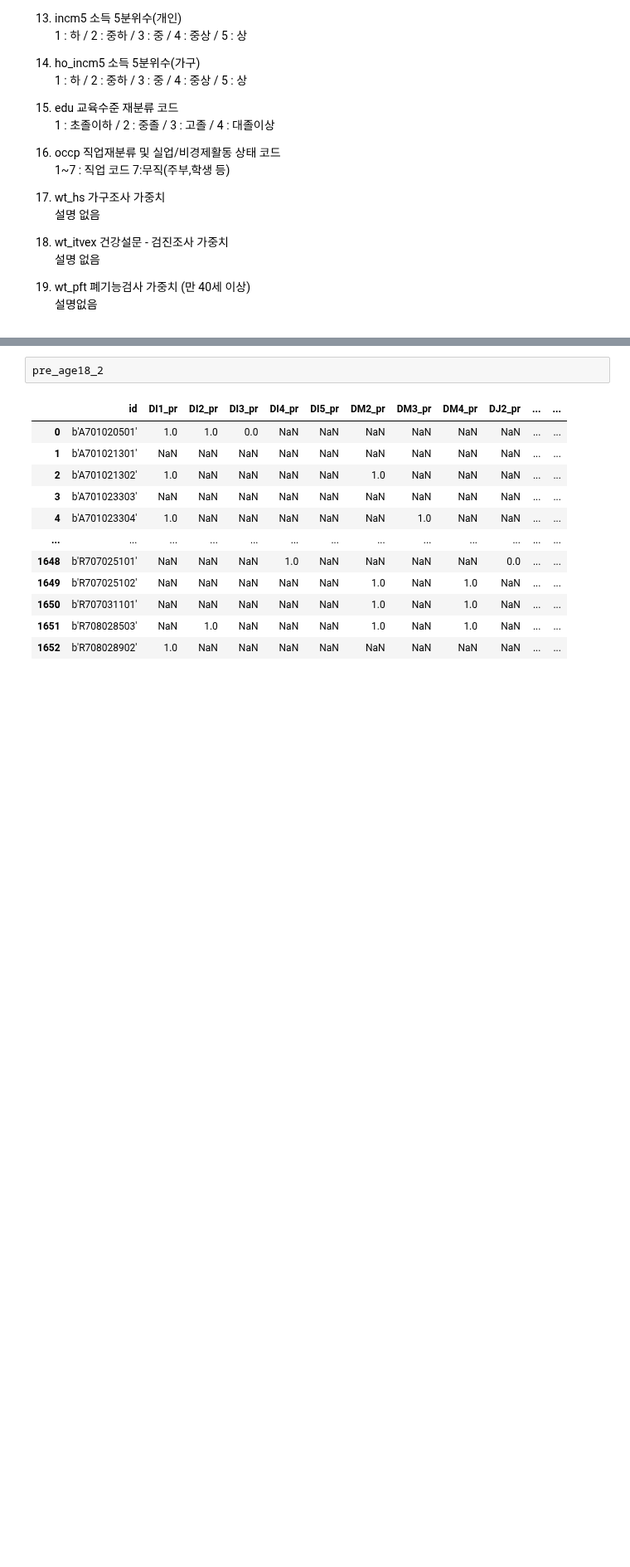
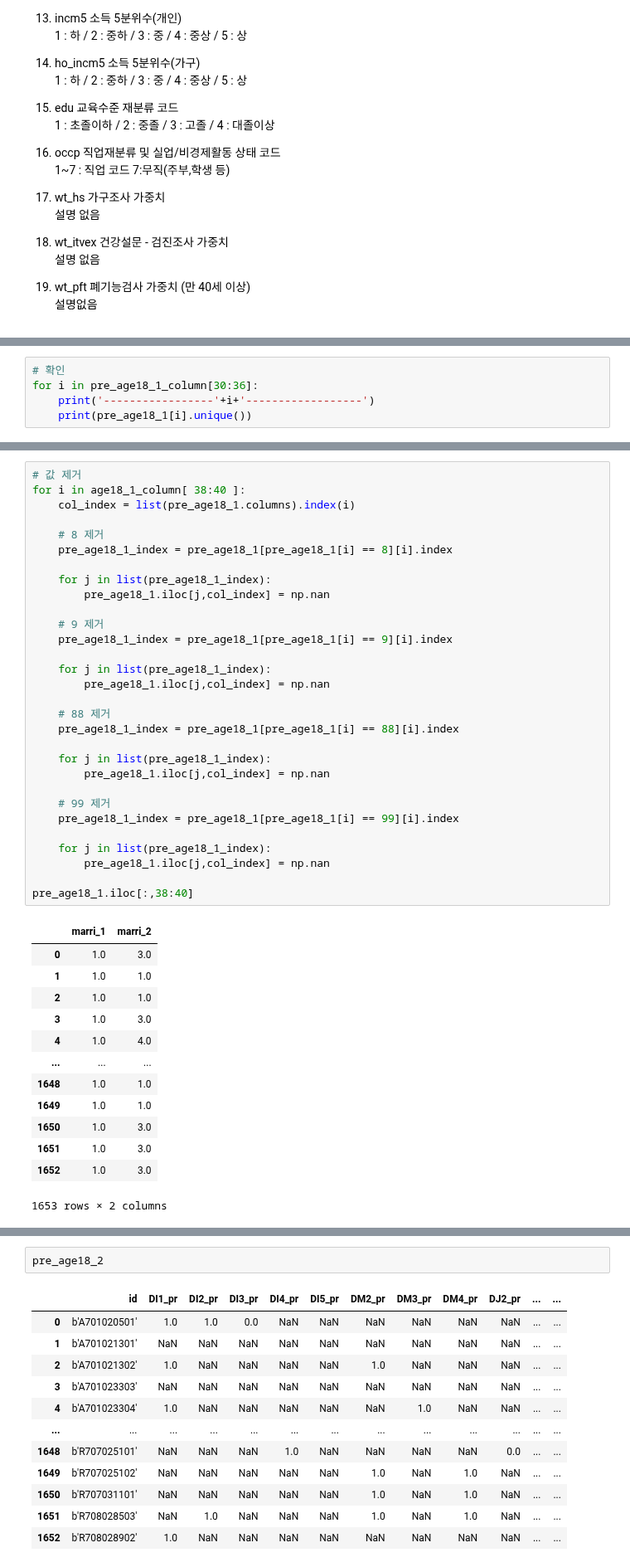
Before and after one commit to knu-final-project/sas_view, a Jupyter notebook: corr_18.ipynb, the cells around one changed output, grey strips where cells are left out. Shown at 83% size. Saved outputs shown, nothing was run; the diff lists cells and outputs as text; blank space fills up the shorter version.

```diff
--- a/corr_18.ipynb
+++ b/corr_18.ipynb
@@ -682,0 +742,5 @@ for i in pre_age18_1_column[10:28]:
+# %%
+# 확인
+for i in pre_age18_1_column[30:36]:
+    print('-----------------'+i+'------------------')
+    print(pre_age18_1[i].unique())
@@ -705,0 +857,44 @@ for i in pre_age18_1_column[28:30]:
+# %%
+# 값 제거
+for i in age18_1_column[ 38:40 ]:
+    col_index = list(pre_age18_1.columns).index(i)
+
+    # 8 제거
+    pre_age18_1_index = pre_age18_1[pre_age18_1[i] == 8][i].index
+
+    for j in list(pre_age18_1_index):
+        pre_age18_1.iloc[j,col_index] = np.nan
+
+    # 9 제거
+    pre_age18_1_index = pre_age18_1[pre_age18_1[i] == 9][i].index
+
+    for j in list(pre_age18_1_index):
+        pre_age18_1.iloc[j,col_index] = np.nan
+
+    # 88 제거
+    pre_age18_1_index = pre_age18_1[pre_age18_1[i] == 88][i].index
+
+    for j in list(pre_age18_1_index):
+        pre_age18_1.iloc[j,col_index] = np.nan
+
+    # 99 제거
+    pre_age18_1_index = pre_age18_1[pre_age18_1[i] == 99][i].index
+
+    for j in list(pre_age18_1_index):
+        pre_age18_1.iloc[j,col_index] = np.nan
+
+pre_age18_1.iloc[:,38:40]
+# %% [output]
+|  | marri_1 | marri_2 |
+| 0 | 1.0 | 3.0 |
+| 1 | 1.0 | 1.0 |
+| 2 | 1.0 | 1.0 |
+| 3 | 1.0 | 3.0 |
+| 4 | 1.0 | 4.0 |
+| ... | ... | ... |
+| 1648 | 1.0 | 1.0 |
+| 1649 | 1.0 | 1.0 |
+| 1650 | 1.0 | 3.0 |
+| 1651 | 1.0 | 3.0 |
+| 1652 | 1.0 | 3.0 |
+1653 rows × 2 columns
```
Also changed, not shown: parts of 31 cells of this notebook.
